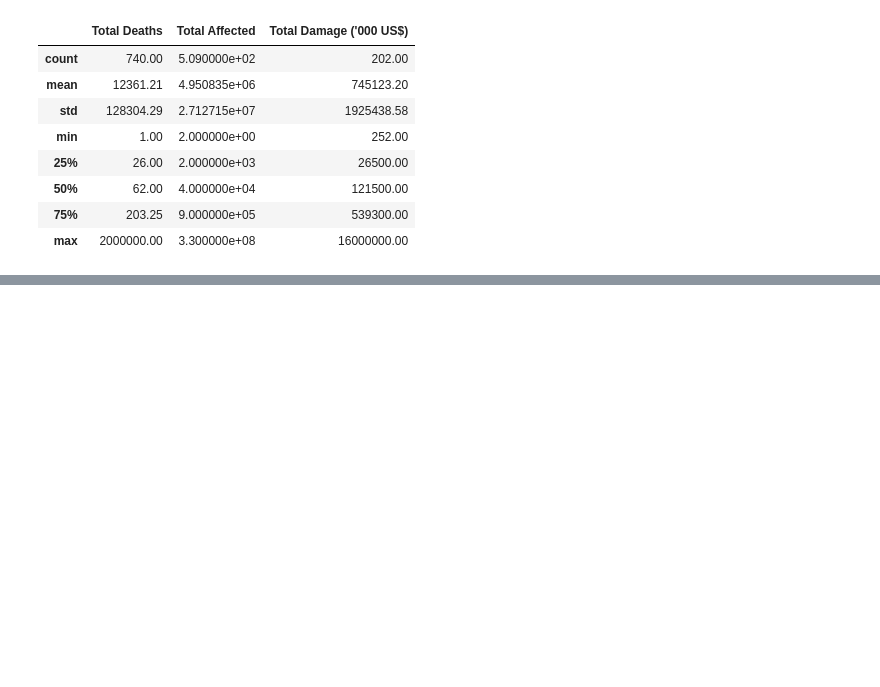
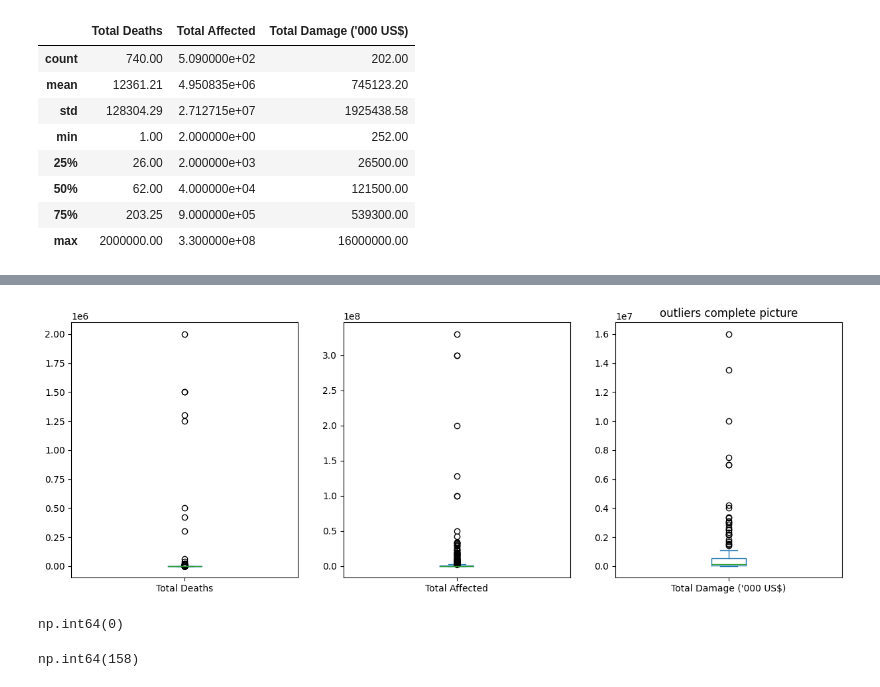
Before and after one commit to Rajdeep0010/Disaster_Project, a Jupyter notebook: notebooks/EDA.ipynb, the cells around one changed output, grey strips where cells are left out. Cells and saved outputs as stored; diff of their text form; code cells hidden in the pictures; blank space fills up the shorter version.

```diff
--- a/notebooks/EDA.ipynb
+++ b/notebooks/EDA.ipynb
@@ -113,0 +394,24 @@ round(df[['Total Deaths','Total Affected',"Total Damage ('000 US$)"]].describe()
+# %%
+#outliers complete picture
+df[['Total Deaths',
+    'Total Affected',
+    "Total Damage ('000 US$)"]].plot(kind='box',
+                        subplots=True,
+                        figsize=(15,5))
+plt.title("outliers complete picture")
+plt.show()
+# %% [output]
+[figure, added]
+# %%
+#Duplicates
+df.duplicated().sum()
+# %% [output]
+np.int64(0)
+# %%
+#check near duplicates
+df.duplicated(subset=['Disaster Type',
+                    'Start Year',
+                    'Start Month',
+                    'Country']).sum()
+# %% [output]
+np.int64(158)
```
Also changed, not shown: parts of 14 cells of this notebook.
